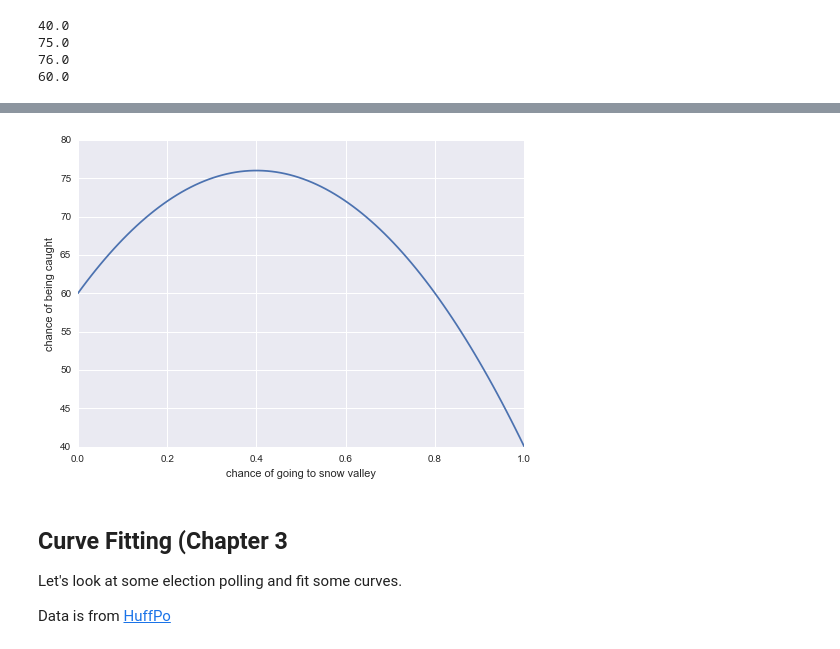
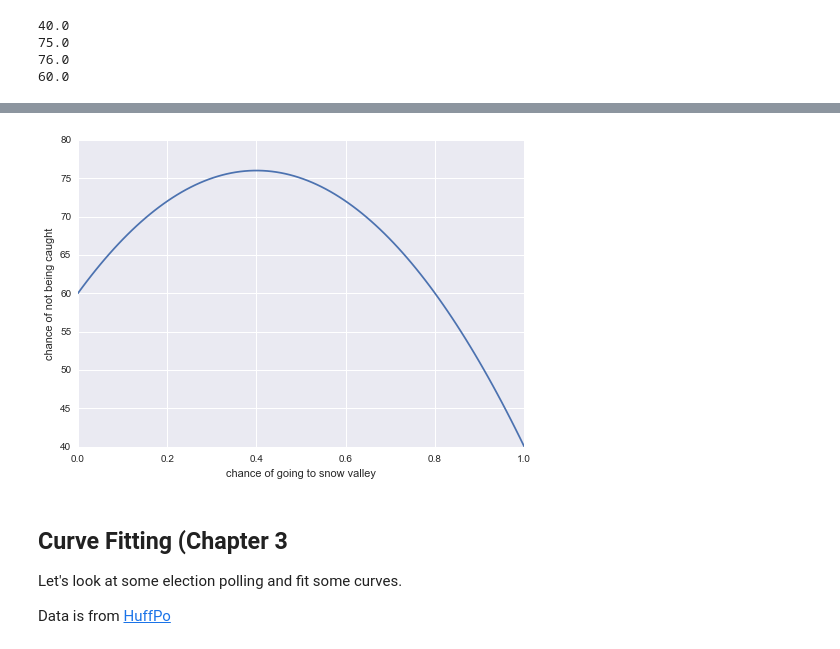
Before and after one commit to jacobeisenstein/gt-compj-class, a Jupyter notebook: examples-and-data/precision-journalism.ipynb, the cells around one changed output, grey strips where cells are left out. Saved outputs shown, nothing was run; the diff lists cells and outputs as text; code cells hidden in the pictures.

```diff
--- a/examples-and-data/precision-journalism.ipynb
+++ b/examples-and-data/precision-journalism.ipynb
@@ -104,10 +98,10 @@ Populating the interactive namespace from numpy and matplotlib
 # %%
 strategies = np.linspace(0,1,100)
 plt.plot(strategies,expected_payoff(strategies));
 plt.xlabel('chance of going to snow valley')
-plt.ylabel('chance of being caught');
+plt.ylabel('chance of not being caught');
 # %% [output]
-[figure, old version]
+[figure, new version]
 # %% [markdown]
 ## Curve Fitting (Chapter 3 ##
 
```
Also changed, not shown: parts of 35 cells of this notebook.
